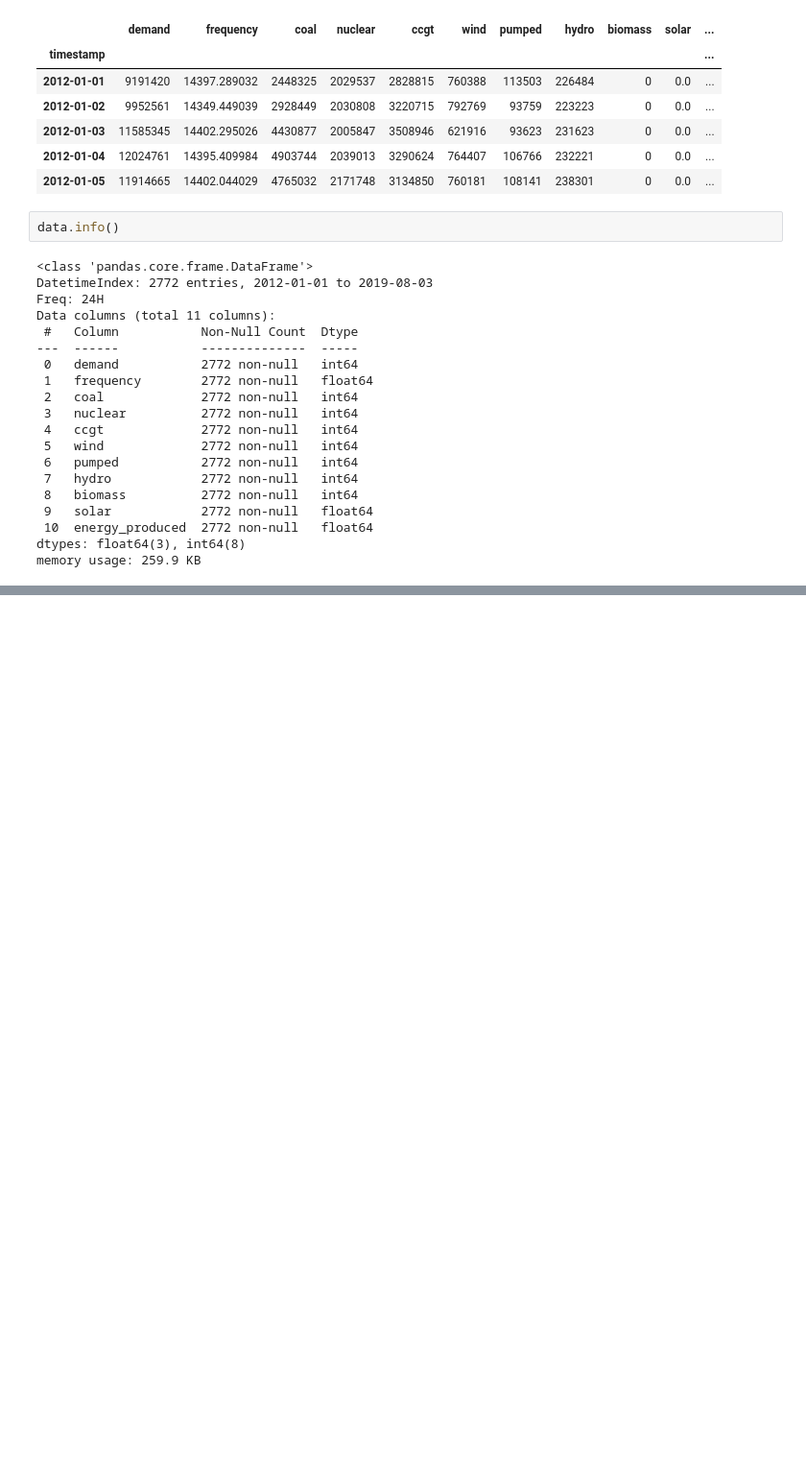
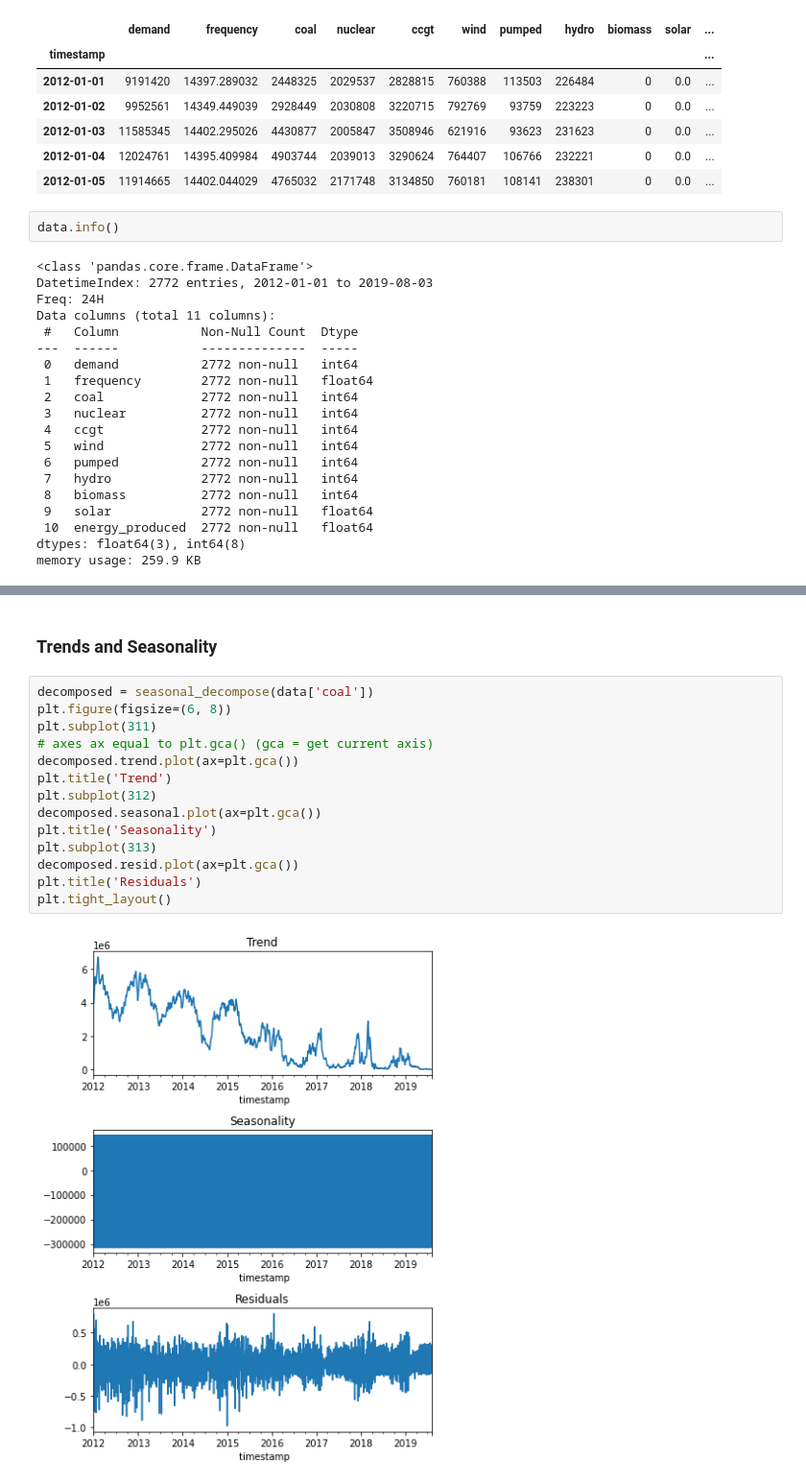
Before and after one commit to bhadreshpsavani/TimeSerierAnalysisOnCoalConsumption, a Jupyter notebook: CoalConsumptionAnalysis.ipynb, the cells around one changed output, grey strips where cells are left out. Shown: that part at 96% size. Drawn from its saved outputs; the diff is of its cells as text; blank space fills up the shorter version.

```diff
--- a/CoalConsumptionAnalysis.ipynb
+++ b/CoalConsumptionAnalysis.ipynb
@@ -156,0 +164,19 @@ memory usage: 259.9 KB
+# %% [markdown]
+
+### Trends and Seasonality
+# %%
+decomposed = seasonal_decompose(data['coal'])
+plt.figure(figsize=(6, 8))
+plt.subplot(311)
+# axes ax equal to plt.gca() (gca = get current axis)
+decomposed.trend.plot(ax=plt.gca())
+plt.title('Trend')
+plt.subplot(312)
+decomposed.seasonal.plot(ax=plt.gca())
+plt.title('Seasonality')
+plt.subplot(313)
+decomposed.resid.plot(ax=plt.gca())
+plt.title('Residuals')
+plt.tight_layout()
+# %% [output]
+[figure, added]
```
Also changed, not shown: parts of 8 cells of this notebook.
